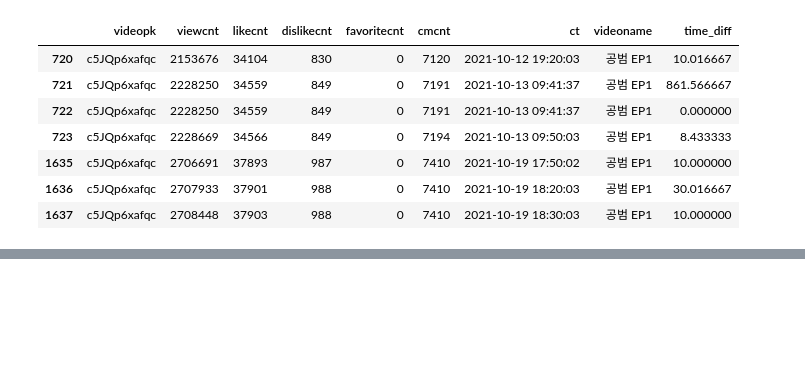
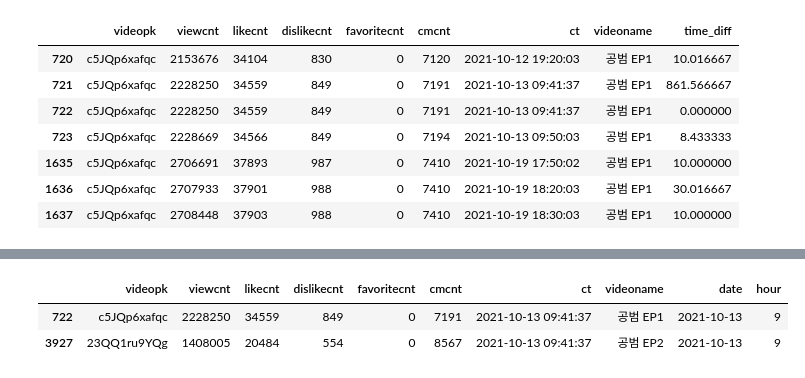
Before and after one commit to LWH4Data/Certifications, a Jupyter notebook: 빅분기/01_작업 1유형/sol.ipynb, the cells around one changed output, grey strips where cells are left out. Cells and saved outputs as stored; diff of their text form; code cells hidden in the pictures; blank space fills up the shorter version.

```diff
--- a/빅분기/01_작업 1유형/sol.ipynb
+++ b/빅분기/01_작업 1유형/sol.ipynb
@@ -478,0 +608,23 @@ Index([720, 721, 722, 723, 1635, 1636, 1637], dtype='int64')
+# %%
+'''
+< dublicated() 함수 인자 >
+1. subset
+    - 중복 기준이 되는 컬럼들을 지정한다.
+    - 예: ['ct', 'videoname']은 'ct'와 'videoname'이 중복인 행들만 필터링한다.
+
+2. keep
+    - False: 중복되는 모든 행을 True로 한다.
+    - first: 각 중복되는 행 중 첫 번째 중복 행만을 False로 한다. (나머지 중복 행은 모두 True).
+    - last: 각 중복되는 행 중 마지막 중복 행만을 False로 한다. (나머지 중복 행은 모두 True).
+'''
+
+# 1. 우선 모든 중복 행을 필터링.
+all_dup = video.loc[video.duplicated(subset=['ct', 'videoname'], keep = False)].copy()
+
+# 2. all_dup에서 `keep = 'last'`를 통해 마지막 중복 행만을 False로 만들고 loc을 통해 False인 행만 추출.
+Ans = all_dup.loc[all_dup.duplicated(subset = ['ct', 'videoname'], keep = 'last') == False]
+Ans
+# %% [output]
+|  | videopk | viewcnt | likecnt | dislikecnt | favoritecnt | cmcnt | ct | videoname | date | hour |
+| 722 | c5JQp6xafqc | 2228250 | 34559 | 849 | 0 | 7191 | 2021-10-13 09:41:37 | 공범 EP1 | 2021-10-13 | 9 |
+| 3927 | 23QQ1ru9YQg | 1408005 | 20484 | 554 | 0 | 8567 | 2021-10-13 09:41:37 | 공범 EP2 | 2021-10-13 | 9 |
```
Also changed, not shown: parts of 19 cells of this notebook.
